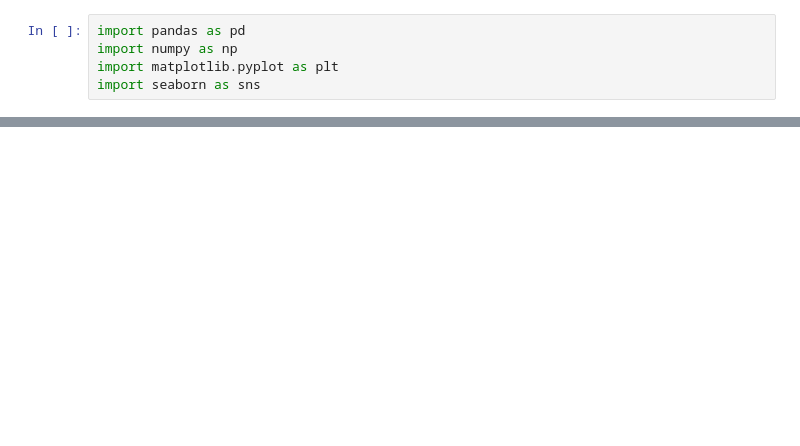
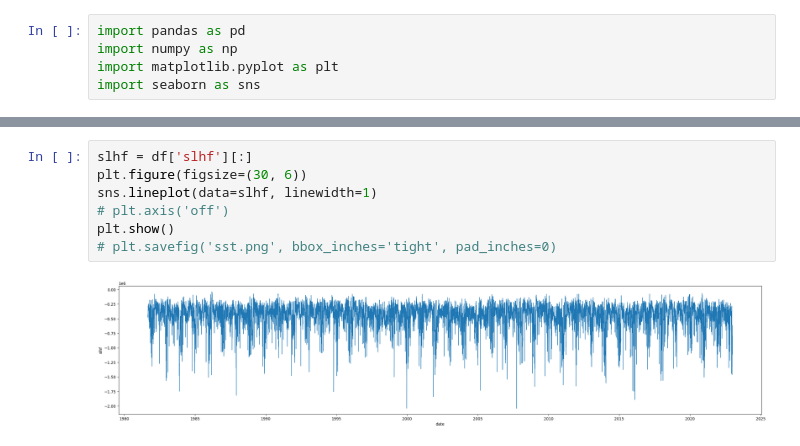
Before and after one commit to Yvette233/spatial-mspt, a Jupyter notebook: pic/sst.ipynb, the cells around one changed output, grey strips where cells are left out. Drawn from its saved outputs; the diff is of its cells as text; blank space fills up the shorter version.

```diff
--- a/pic/sst.ipynb
+++ b/pic/sst.ipynb
@@ -34,0 +45,9 @@ plt.savefig('sst.png', bbox_inches='tight', pad_inches=0)
+# %%
+slhf = df['slhf'][:]
+plt.figure(figsize=(30, 6))
+sns.lineplot(data=slhf, linewidth=1)
+# plt.axis('off')
+plt.show()
+# plt.savefig('sst.png', bbox_inches='tight', pad_inches=0)
+# %% [output]
+[figure, added]
```
Also changed, not shown: parts of 11 cells of this notebook, 11 other files.
